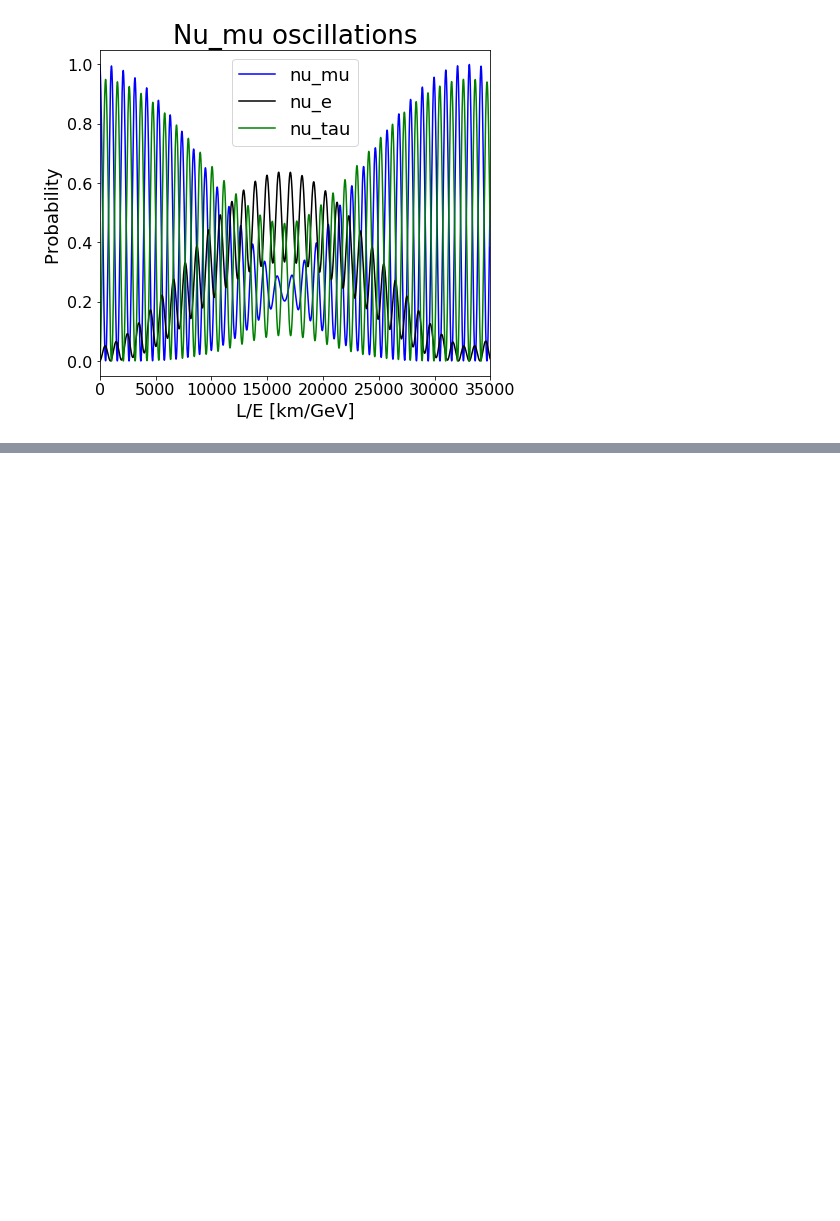
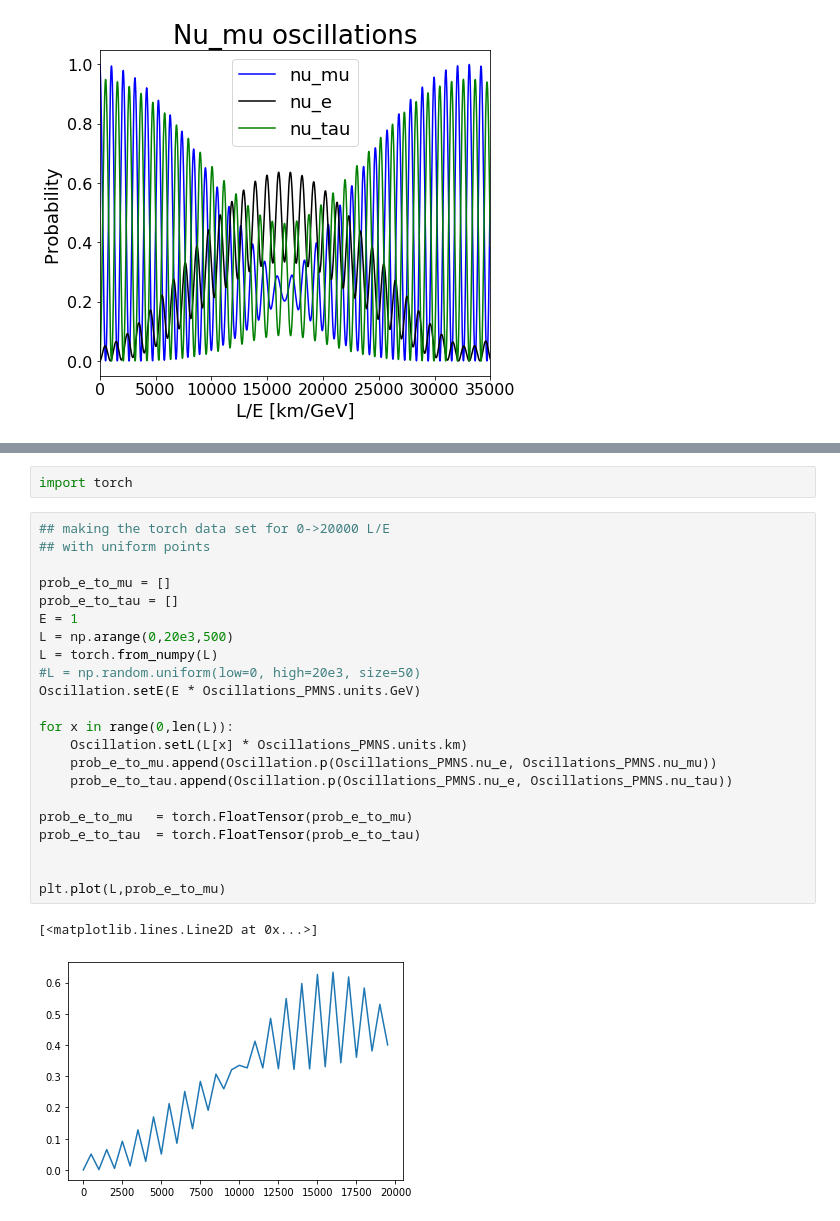
Before and after one commit to k-woodruff/PMNSnet, a Jupyter notebook: Oscillations_plots.ipynb, the cells around one changed output, grey strips where cells are left out. Saved outputs shown, nothing was run; the diff lists cells and outputs as text; blank space fills up the shorter version.

```diff
--- a/Oscillations_plots.ipynb
+++ b/Oscillations_plots.ipynb
@@ -73,0 +89,27 @@ plt.show()
+# %%
+import torch
+# %%
+## making the torch data set for 0->20000 L/E
+## with uniform points
+
+prob_e_to_mu = []
+prob_e_to_tau = []
+E = 1
+L = np.arange(0,20e3,500)
+L = torch.from_numpy(L)
+#L = np.random.uniform(low=0, high=20e3, size=50)
+Oscillation.setE(E * Oscillations_PMNS.units.GeV)
+
+for x in range(0,len(L)):
+    Oscillation.setL(L[x] * Oscillations_PMNS.units.km)
+    prob_e_to_mu.append(Oscillation.p(Oscillations_PMNS.nu_e, Oscillations_PMNS.nu_mu))
+    prob_e_to_tau.append(Oscillation.p(Oscillations_PMNS.nu_e, Oscillations_PMNS.nu_tau))
+
+prob_e_to_mu   = torch.FloatTensor(prob_e_to_mu)
+prob_e_to_tau  = torch.FloatTensor(prob_e_to_tau)
+
+
+plt.plot(L,prob_e_to_mu)
+# %% [output]
+[<matplotlib.lines.Line2D at 0x...>]
+[figure, added]
```
Also changed, not shown: parts of 6 cells of this notebook.
